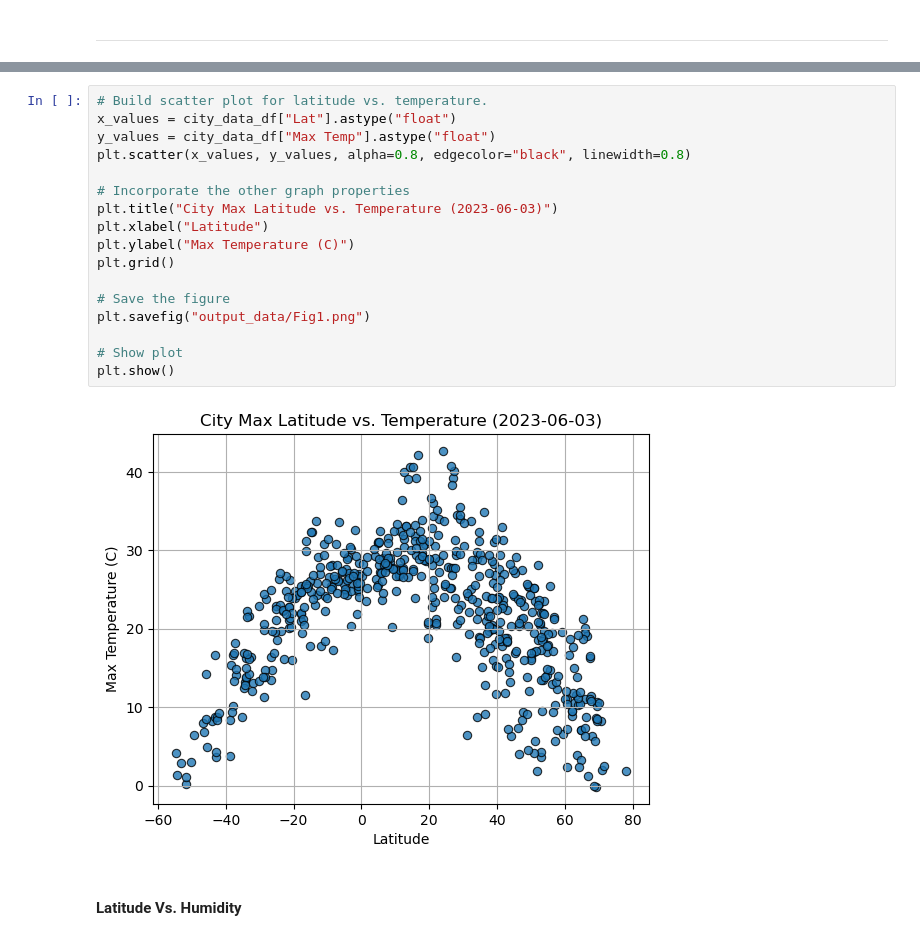
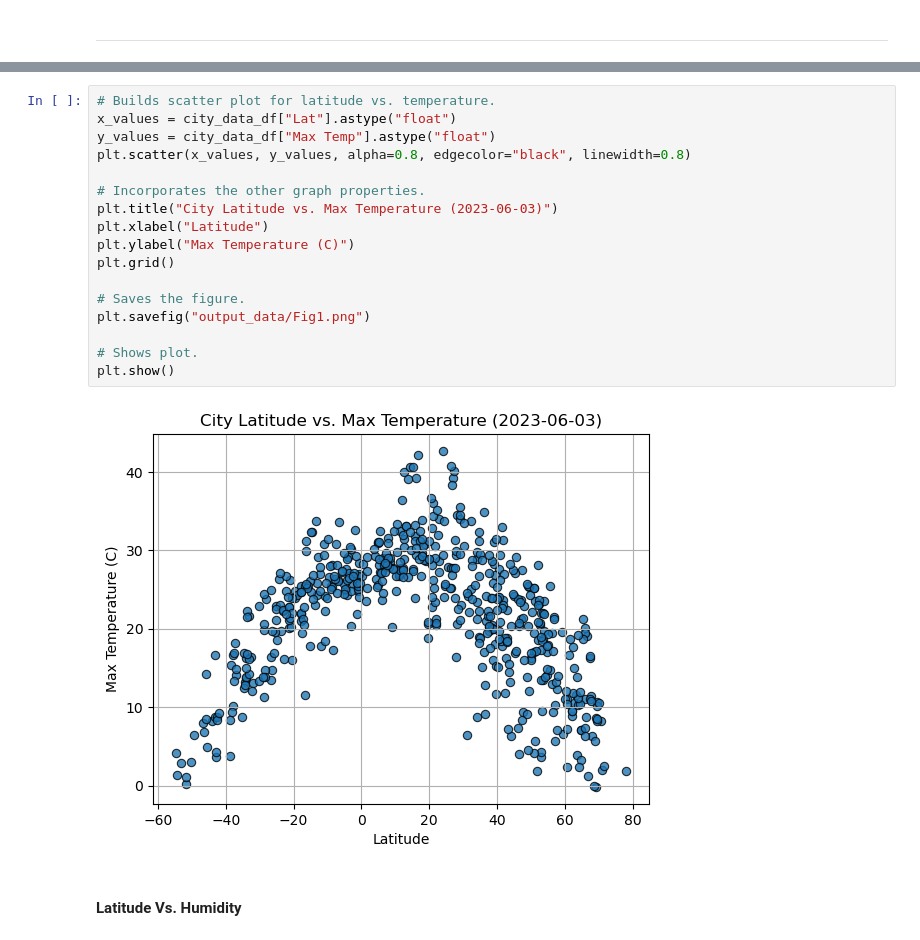
Before and after one commit to lishanisrikaran/python-api-challenge, a Jupyter notebook: WeatherPy/WeatherPy.ipynb, the cells around one changed output, grey strips where cells are left out. Saved outputs shown, nothing was run; the diff lists cells and outputs as text.

```diff
--- a/WeatherPy/WeatherPy.ipynb
+++ b/WeatherPy/WeatherPy.ipynb
@@ -226,22 +232,22 @@ city_data_df.head()
 # %%
-# Build scatter plot for latitude vs. temperature.
+# Builds scatter plot for latitude vs. temperature.
 x_values = city_data_df["Lat"].astype("float")
 y_values = city_data_df["Max Temp"].astype("float")
 plt.scatter(x_values, y_values, alpha=0.8, edgecolor="black", linewidth=0.8)
 
-# Incorporate the other graph properties
-plt.title("City Max Latitude vs. Temperature (2023-06-03)")
+# Incorporates the other graph properties.
+plt.title("City Latitude vs. Max Temperature (2023-06-03)")
 plt.xlabel("Latitude")
 plt.ylabel("Max Temperature (C)")
 plt.grid()
 
-# Save the figure
+# Saves the figure.
 plt.savefig("output_data/Fig1.png")
 
-# Show plot
+# Shows plot.
 plt.show()
 # %% [output]
-[figure, old version]
+[figure, new version]
 # %% [markdown]
 #### Latitude Vs. Humidity
 # %%
```
Also changed, not shown: parts of 27 cells of this notebook, 1 other file.
